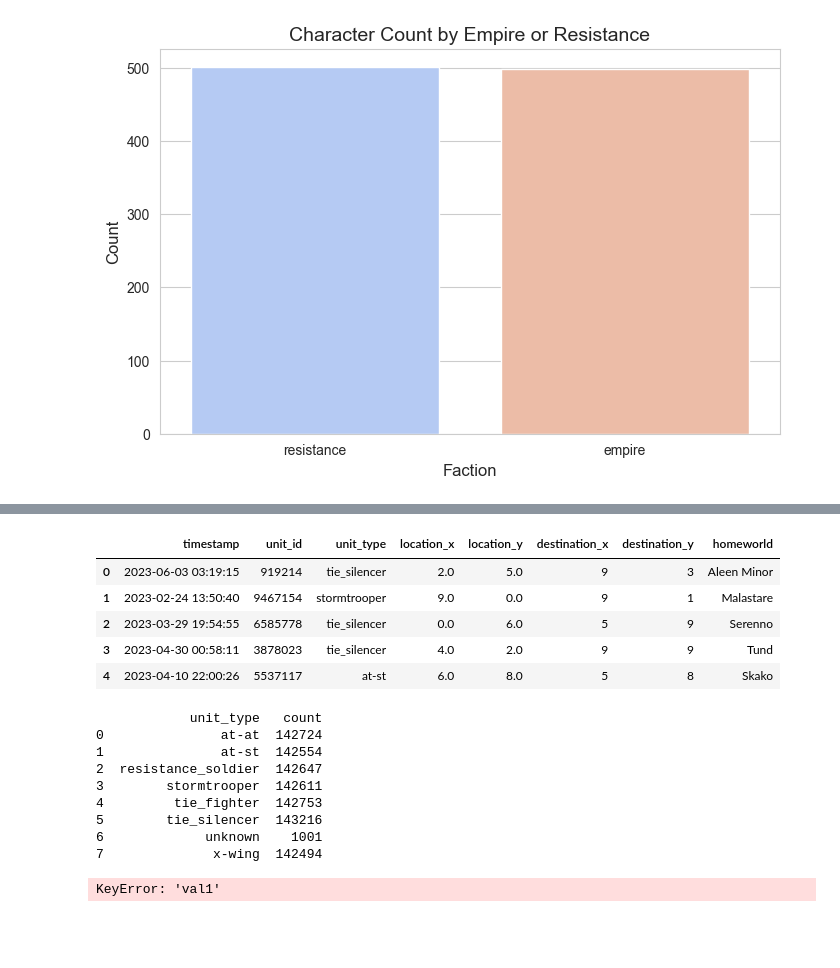
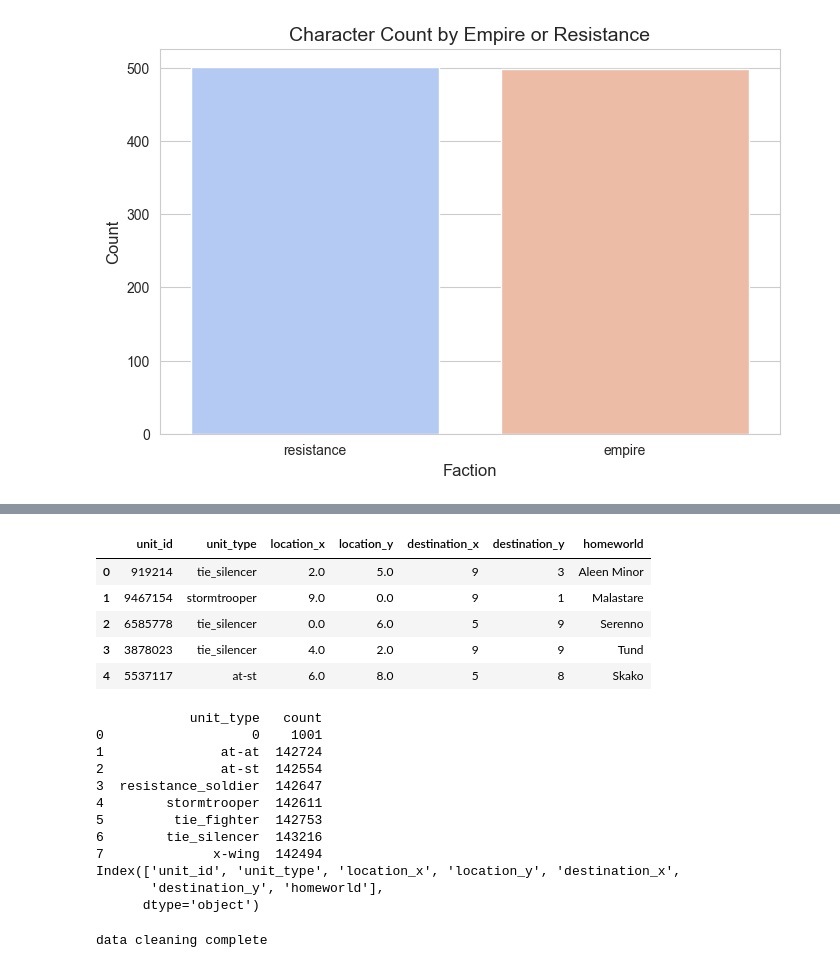
Before and after one commit to HenryDaley2/GuidedProject3, a Jupyter notebook: pandas.ipynb, the cells around one changed output, grey strips where cells are left out. Cells and saved outputs as stored; diff of their text form; code cells hidden in the pictures; blank space fills up the shorter version.

Commit message:
changed unit type to str

```diff
--- a/pandas.ipynb
+++ b/pandas.ipynb
@@ -126,38 +126,45 @@ print('Most Influential Unit Type:', most_influential_unit_type)
 Most Influential Unit Type: unit_type_resistance_soldier
 # %%
 data1m = pd.read_csv('troop_movements_1m.csv')
+data1m = data1m.drop(columns=['timestamp'])
+data1m['unit_type'] = data1m['unit_type'].astype(str)
 data1m.head()
 # %% [output]
-|  | timestamp | unit_id | unit_type | location_x | location_y | destination_x | destination_y | homeworld |
-| 0 | 2023-06-03 03:19:15 | 919214 | tie_silencer | 2.0 | 5.0 | 9 | 3 | Aleen Minor |
-| 1 | 2023-02-24 13:50:40 | 9467154 | stormtrooper | 9.0 | 0.0 | 9 | 1 | Malastare |
-| 2 | 2023-03-29 19:54:55 | 6585778 | tie_silencer | 0.0 | 6.0 | 5 | 9 | Serenno |
-| 3 | 2023-04-30 00:58:11 | 3878023 | tie_silencer | 4.0 | 2.0 | 9 | 9 | Tund |
-| 4 | 2023-04-10 22:00:26 | 5537117 | at-st | 6.0 | 8.0 | 5 | 8 | Skako |
+|  | unit_id | unit_type | location_x | location_y | destination_x | destination_y | homeworld |
+| 0 | 919214 | tie_silencer | 2.0 | 5.0 | 9 | 3 | Aleen Minor |
+| 1 | 9467154 | stormtrooper | 9.0 | 0.0 | 9 | 1 | Malastare |
+| 2 | 6585778 | tie_silencer | 0.0 | 6.0 | 5 | 9 | Serenno |
+| 3 | 3878023 | tie_silencer | 4.0 | 2.0 | 9 | 9 | Tund |
+| 4 | 5537117 | at-st | 6.0 | 8.0 | 5 | 8 | Skako |
 # %%
 data1m.loc[data1m['unit_type'] == 'invalid_unit'] = 'unknown'
 grouped_data = data1m.groupby(['unit_type']).size().reset_index(name='count')
 
+
 print(grouped_data)
+print(data1m.columns)
 # %% [output]
             unit_type   count
-0               at-at  142724
-1               at-st  142554
-2  resistance_soldier  142647
-3        stormtrooper  142611
-4         tie_fighter  142753
-5        tie_silencer  143216
-6             unknown    1001
+0                   0    1001
+1               at-at  142724
+2               at-st  142554
+3  resistance_soldier  142647
+4        stormtrooper  142611
+5         tie_fighter  142753
+6        tie_silencer  143216
 7              x-wing  142494
+Index(['unit_id', 'unit_type', 'location_x', 'location_y', 'destination_x',
+       'destination_y', 'homeworld'],
+      dtype='object')
 # %%
 data1m[['location_x', 'location_y']] = data[['location_x','location_y']].fillna(method = 'ffill')
 
-data1m.replace("unknown",0,inplace=True)
+#data1m.replace("unknown",0,inplace=True)
 
-data1m["val1"] = data1m["val1"].astype(int)
+#data1m["val1"] = data1m["val1"].astype(int)
 
 data1m.to_parquet('cleaned_troop_movements1m.parquet', index=False)
 
 print('data cleaning complete')
 # %% [output]
-KeyError: 'val1'
+data cleaning complete
```
Also changed, not shown: parts of 2 cells of this notebook, 1 other file.
